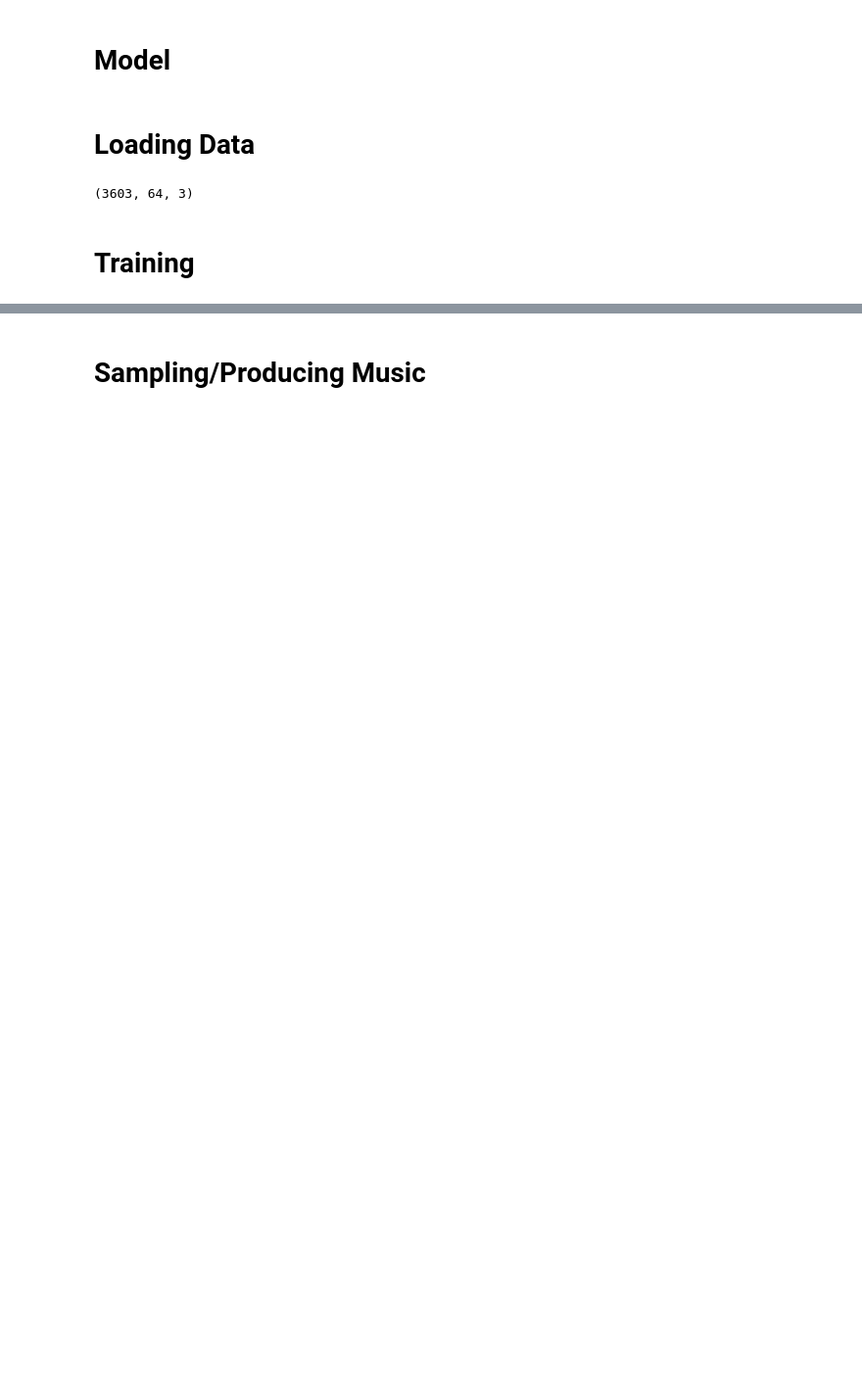
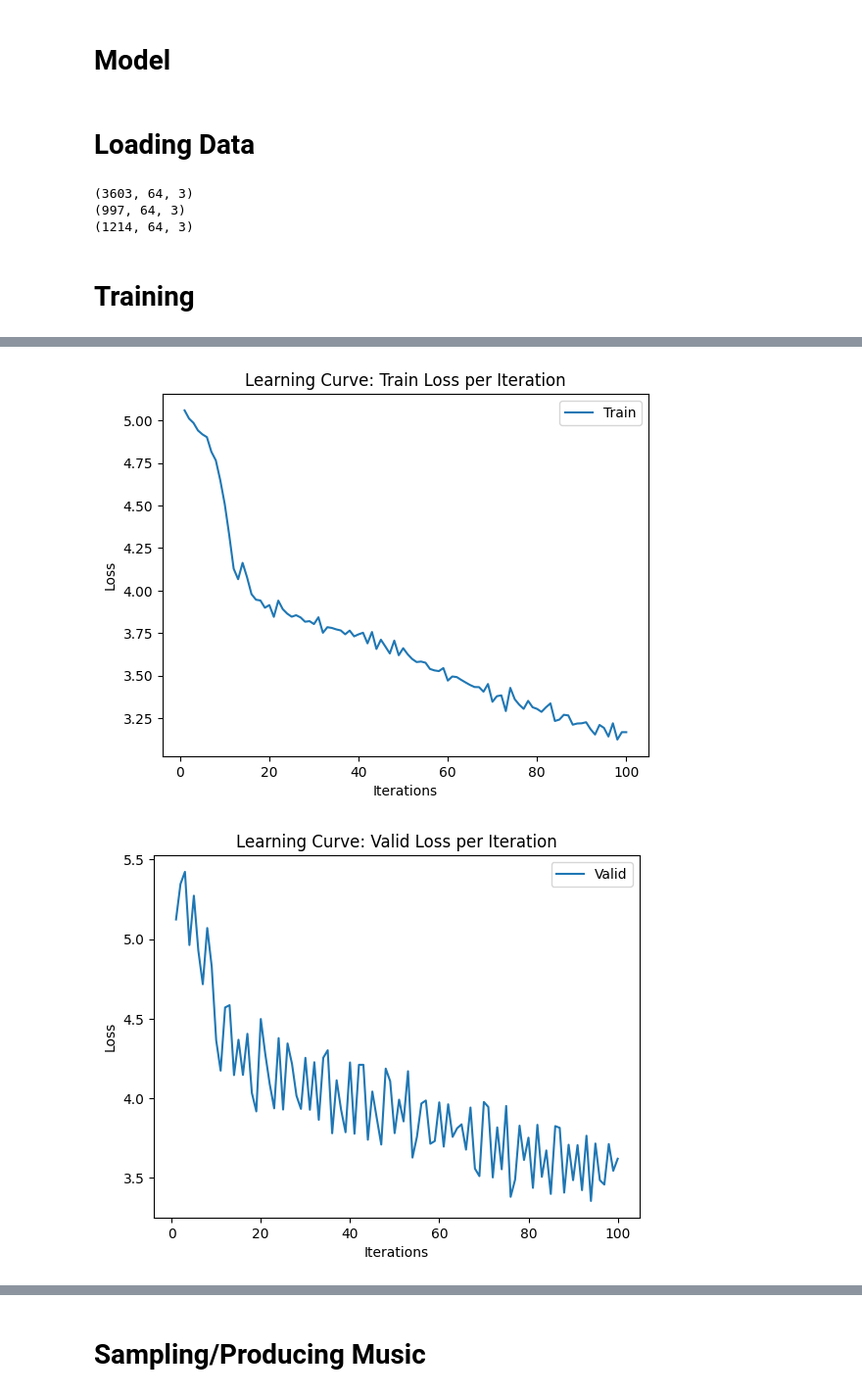
Before and after one commit to chrisbtr/CSC413_A3, a Jupyter notebook: model_and_training.ipynb, the cells around one changed output, grey strips where cells are left out. Shown at 98% size. Drawn from its saved outputs; the diff is of its cells as text; code cells hidden in the pictures; blank space fills up the shorter version.

Commit message:
add trained model

```diff
--- a/model_and_training.ipynb
+++ b/model_and_training.ipynb
@@ -92,8 +92,12 @@ with open(path_to_data, 'rb') as f:
 train_set, validation_set, test_set = dataset
 
 print(train_set.shape)
+print(validation_set.shape)
+print(test_set.shape)
 # %% [output]
 (3603, 64, 3)
+(997, 64, 3)
+(1214, 64, 3)
 # %% [markdown]
 # **Training**
 # %%
@@ -212,12 +216,12 @@ def train(model, device, train_data, valid_data, batch_size=32, weight_decay=0.0
 
     # track learning curve info
     iter_at_epoch.append(num_iters_train)
-    cur_train_acc, cur_val_acc = estimate_accuracy(model, train_data, valid_data, 50, compute_set_distros=(len(iter_at_epoch) == 1))
+    cur_train_acc, cur_val_acc = estimate_accuracy(model, torch.Tensor(train_data).to(device), torch.Tensor(valid_data).to(device), 50, compute_set_distros=(len(iter_at_epoch) == 1))
     train_acc.append(np.array(cur_train_acc) * 100)
     val_acc.append(np.array(cur_val_acc) * 100)
 
-    print("""Epoch %d. Iter %d.  [Train Acc pitch %.0f%%, step %.0f%%, duration %.0f%%, Train Loss %f]
-                              [Valid Acc %.0f%%, step %.0f%%, duration %.0f%%, Valid Loss %f]""" %
+    print("""Epoch %d. Iter %d.  [Train Acc pitch %.0f%%, step %.0f%%, duration %.0f%%, Train Loss %f] """ \
+                              """[Valid Acc %.0f%%, step %.0f%%, duration %.0f%%, Valid Loss %f]""" %
               (epoch, iter_at_epoch[-1], train_acc[-1][0], train_acc[-1][1], train_acc[-1][2],
                float((loss_pitch + loss_step + loss_dur).cpu().detach().numpy()),
                val_acc[-1][0], val_acc[-1][1], val_acc[-1][2],
@@ -325,13 +329,6 @@ def estimate_accuracy(model, train_set, valid_set, num_samples, compute_set_dist
   # compute distro similarity using JSD as it is symmetric and bounded between 0 and 1
   # https://medium.com/geekculture/techniques-to-measure-probability-distribution-similarity-9145678d68a6
 
-  # train_distro_similarity = (_jensen_shannon_divergence(model_pitch_histo, train_pitch_histo) +
-                            # _jensen_shannon_divergence(model_step_histo, train_step_histo) +
-                            # _jensen_shannon_divergence(model_dur_histo, train_dur_histo)) / 3
-  # valid_distro_similarity = (_jensen_shannon_divergence(model_pitch_histo, valid_pitch_histo) +
-                            # _jensen_shannon_divergence(model_step_histo, valid_step_histo) +
-                            # _jensen_shannon_divergence(model_dur_histo, valid_dur_histo)) / 3
-  # return train_distro_similarity, valid_distro_similarity
   return [[_jensen_shannon_divergence(model_pitch_histo, train_pitch_histo),
            _jensen_shannon_divergence(model_step_histo, train_step_histo),
            _jensen_shannon_divergence(model_dur_histo, train_dur_histo)],
@@ -360,7 +357,6 @@ def _jensen_shannon_divergence(distro_model, distro_set):
 device = torch.device("cuda:0" if torch.cuda.is_available() else "cpu")
 model = MusicGenRNN(num_rnn_layers=3)
 model.to(device)
-# check_point_path = "/content/gdrive/My Drive/University/Year 4/CSC413/Project/check_pts/ckpt-{}.pk"
-plot_data = train(model, device, train_set[:200], validation_set, num_epochs=60, batch_size=20, weight_decay=1e-5)
+plot_data = train(model, device, train_set[:256], validation_set[:256], num_epochs=50, batch_size=128)
 plot_learning_curve(*plot_data)
 # %% [output]
@@ -383,0 +380,2 @@ Epoch 13. Iter 140.  [Train Acc pitch 3%, step 0%, duration 3%, Train Loss 3.215
+[figure, added]
+[figure, added]
```
Also changed, not shown: parts of 4 cells of this notebook.
